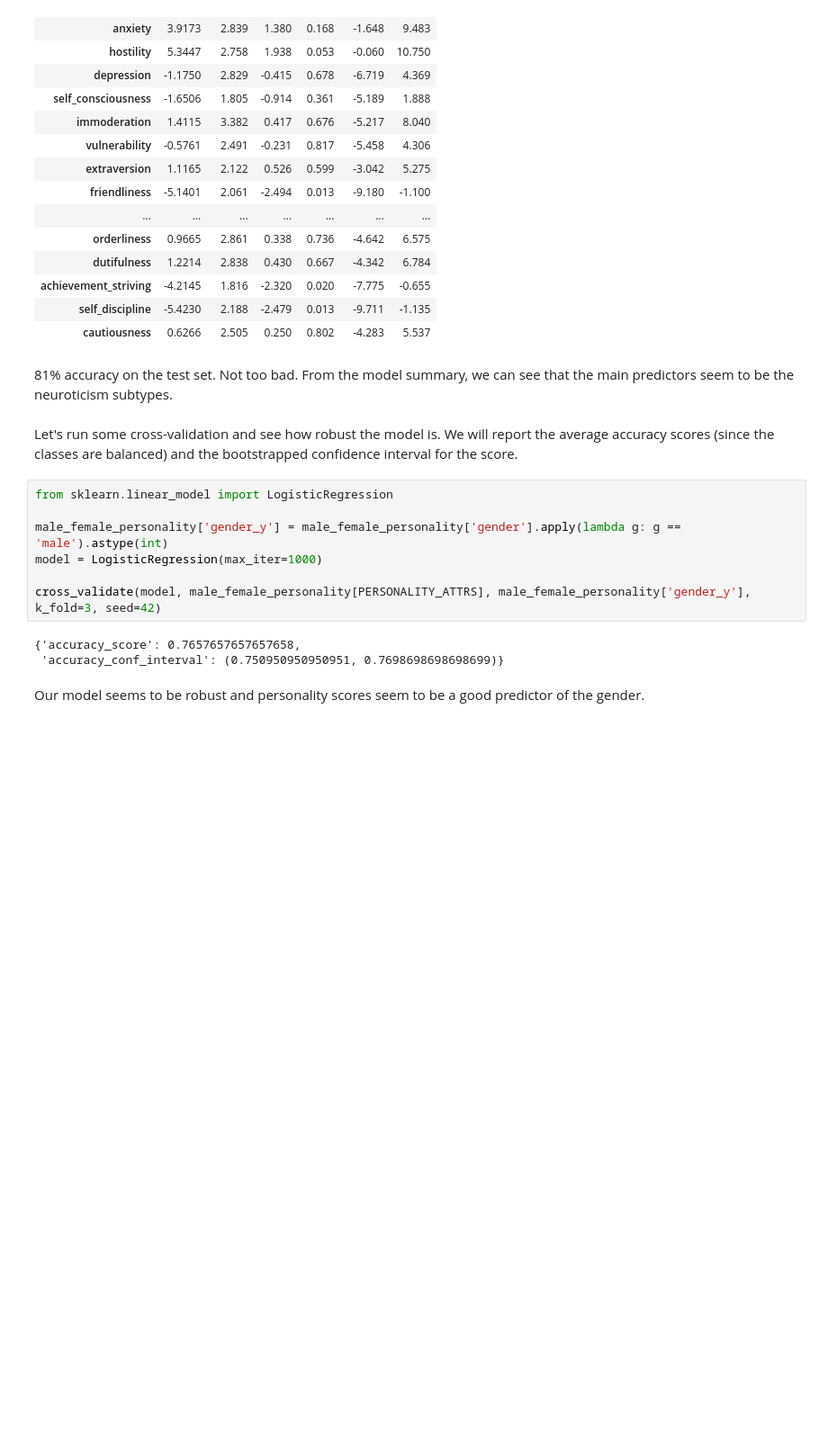
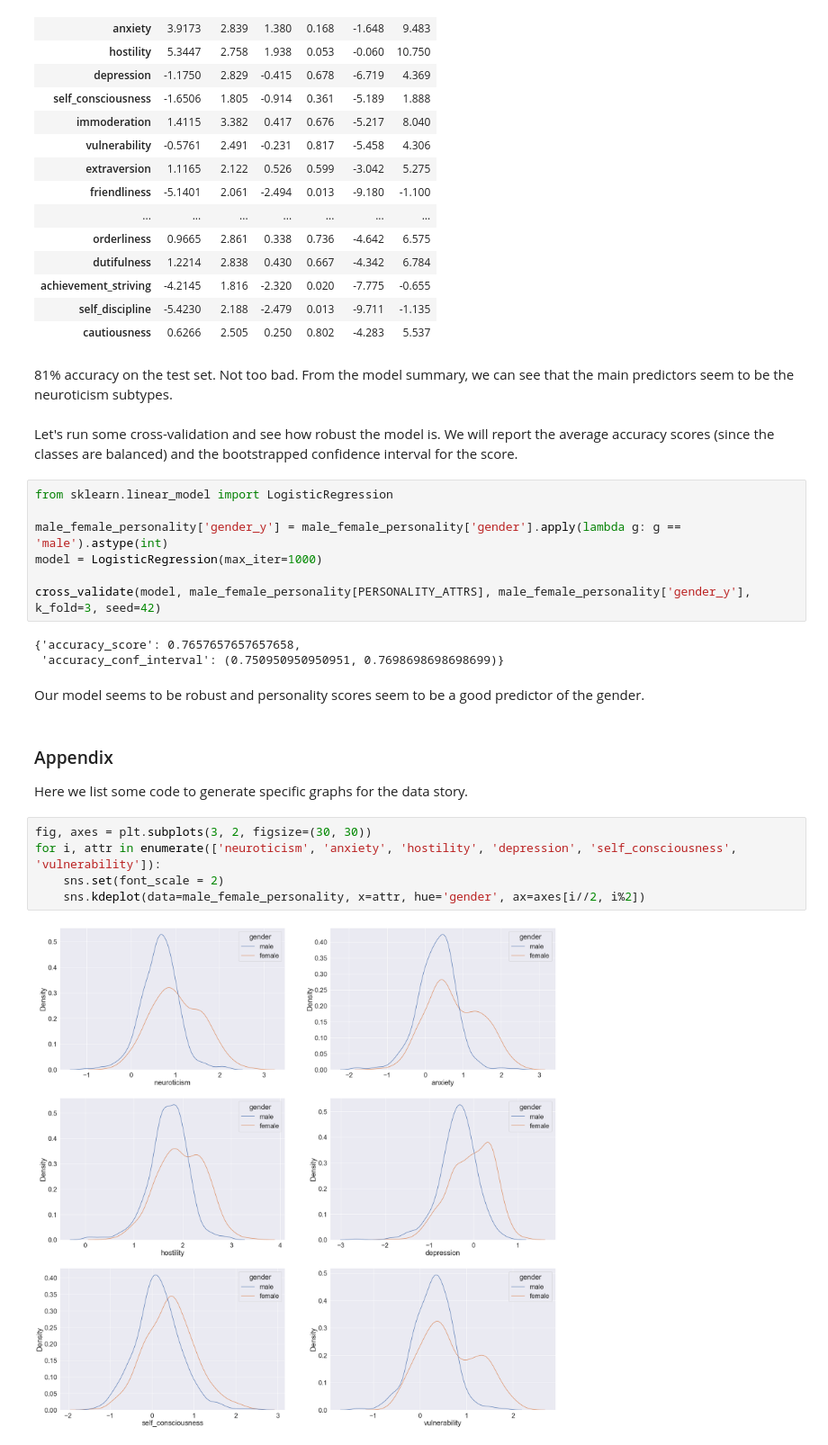
Before and after one commit to epfl-ada/ada-2021-project-madry, a Jupyter notebook: gender.ipynb, the cells around one changed output. Shown at 90% size. Saved outputs shown, nothing was run; the diff lists cells and outputs as text; blank space fills up the shorter version.

```diff
--- a/gender.ipynb
+++ b/gender.ipynb
@@ -488,3 +488,13 @@ cross_validate(model, male_female_personality[PERSONALITY_ATTRS], male_female_pe
  'accuracy_conf_interval': (0.750950950950951, 0.7698698698698699)}
 # %% [markdown]
 Our model seems to be robust and personality scores seem to be a good predictor of the gender.
+# %% [markdown]
+### Appendix
+Here we list some code to generate specific graphs for the data story.
+# %%
+fig, axes = plt.subplots(3, 2, figsize=(30, 30))
+for i, attr in enumerate(['neuroticism', 'anxiety', 'hostility', 'depression', 'self_consciousness', 'vulnerability']):
+    sns.set(font_scale = 2)
+    sns.kdeplot(data=male_female_personality, x=attr, hue='gender', ax=axes[i//2, i%2])
+# %% [output]
+[figure, added]
```
Also changed, not shown: parts of 1 cell of this notebook.
